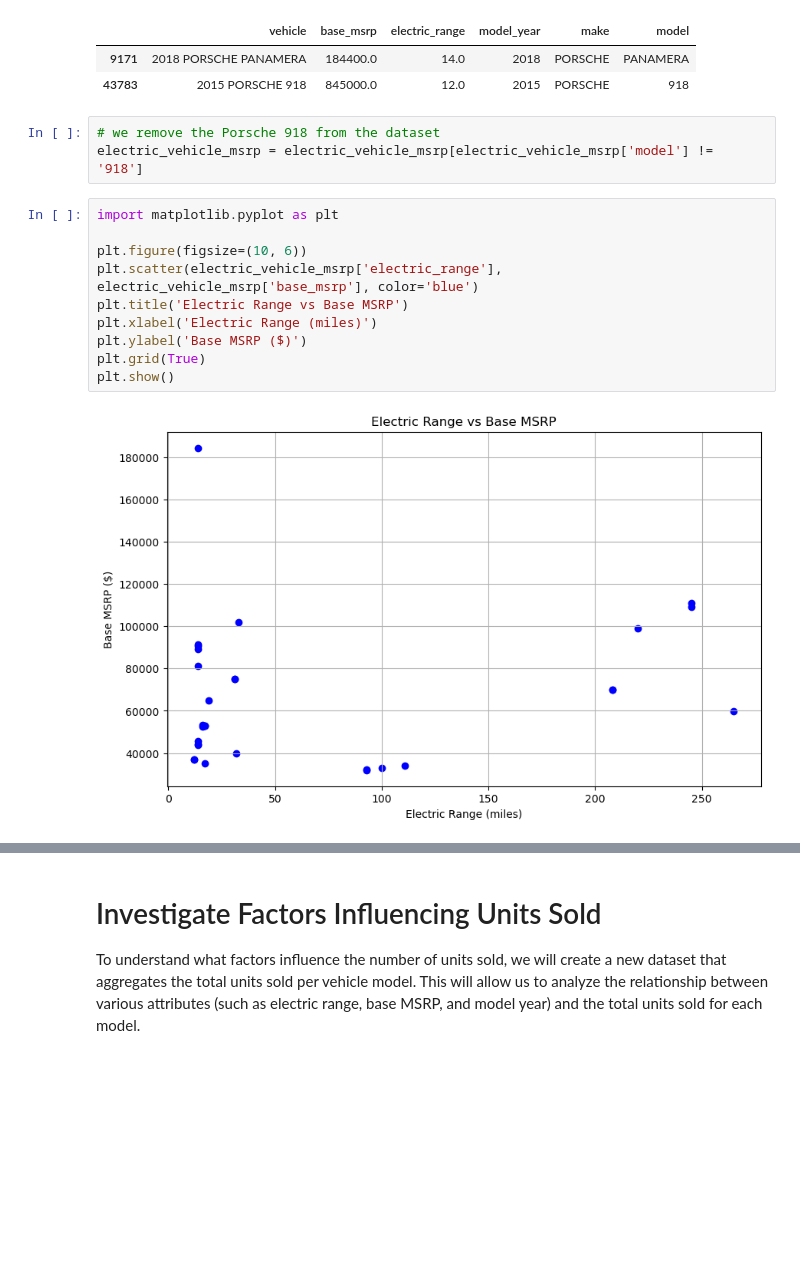
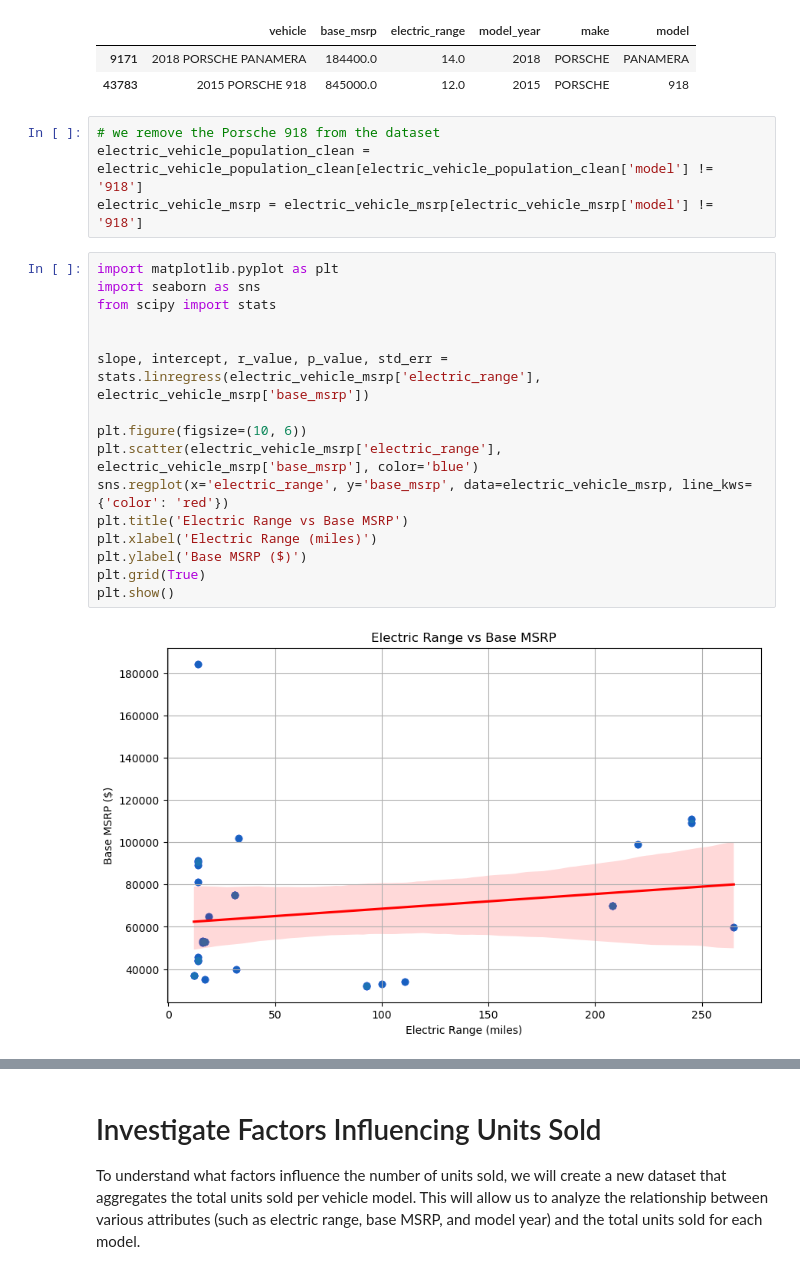
Before and after one commit to faufreiter/dds_ev_analysis, a Jupyter notebook: analysis.ipynb, the cells around one changed output, grey strips where cells are left out. Drawn from its saved outputs; the diff is of its cells as text; blank space fills up the shorter version.

```diff
--- a/analysis.ipynb
+++ b/analysis.ipynb
@@ -96,16 +96,23 @@ outliers
 | 43783 | 2015 PORSCHE 918 | 845000.0 | 12.0 | 2015 | PORSCHE | 918 |
 # %%
 # we remove the Porsche 918 from the dataset
+electric_vehicle_population_clean = electric_vehicle_population_clean[electric_vehicle_population_clean['model'] != '918']
 electric_vehicle_msrp = electric_vehicle_msrp[electric_vehicle_msrp['model'] != '918']
 # %%
 import matplotlib.pyplot as plt
+import seaborn as sns
+from scipy import stats
+
+
+slope, intercept, r_value, p_value, std_err = stats.linregress(electric_vehicle_msrp['electric_range'], electric_vehicle_msrp['base_msrp'])
 
 plt.figure(figsize=(10, 6))
 plt.scatter(electric_vehicle_msrp['electric_range'], electric_vehicle_msrp['base_msrp'], color='blue')
+sns.regplot(x='electric_range', y='base_msrp', data=electric_vehicle_msrp, line_kws={'color': 'red'})
 plt.title('Electric Range vs Base MSRP')
 plt.xlabel('Electric Range (miles)')
 plt.ylabel('Base MSRP ($)')
 plt.grid(True)
 plt.show()
 # %% [output]
-[figure, old version]
+[figure, new version]
```
Also changed, not shown: parts of 13 cells of this notebook.
